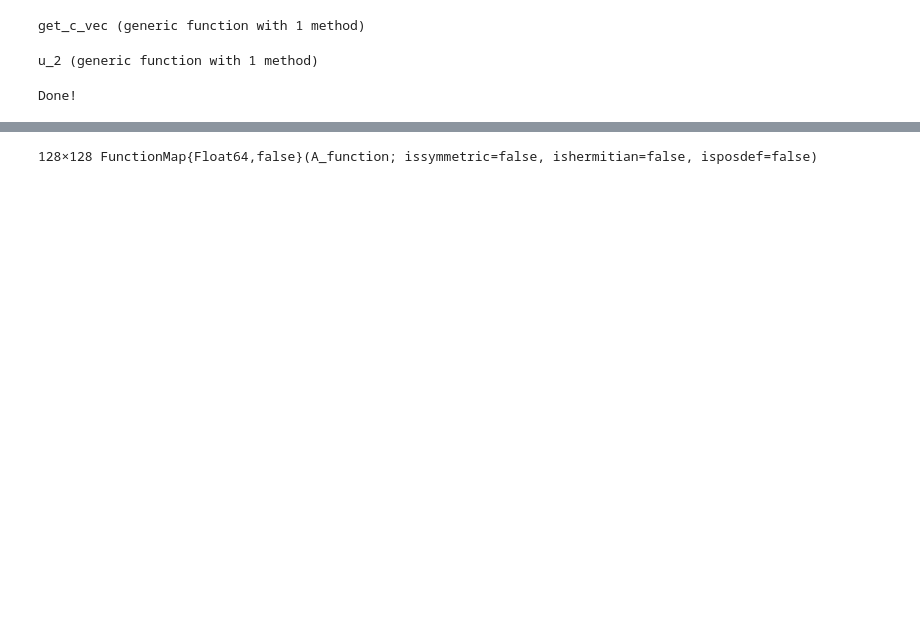
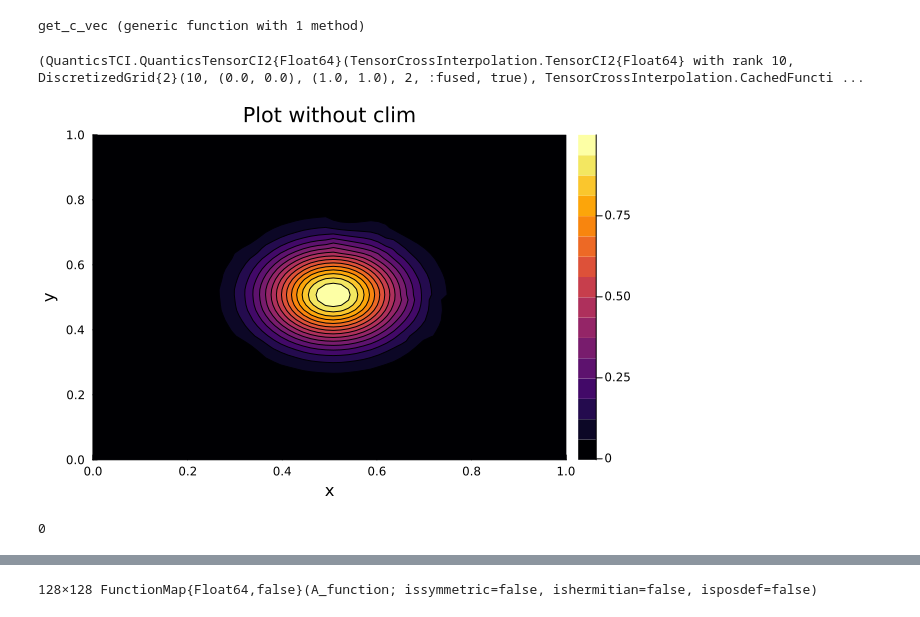
Before and after one commit to NiklasBliemel/krones_QIS, a Jupyter notebook: algorithm_test.ipynb, the cells around one changed output, grey strips where cells are left out. Cells and saved outputs as stored; diff of their text form; code cells hidden in the pictures; blank space fills up the shorter version.

```diff
--- a/algorithm_test.ipynb
+++ b/algorithm_test.ipynb
@@ -14,49 +14,50 @@ include("src/differential_mpo.jl")
 # %% [output]
 get_c_vec (generic function with 1 method)
 # %%
-# simulation parameter
-
-R = 3
-tol = 1e-8
-max_bond = 5
+# simulation parameter, starting conditions and boundaries
+R = 10
+max_bond = 10
+a = 0.1
+dx = 1 / (2^R-1)
 delta_t = 0.1 * 2.0^-(R-1)
-v = 1e-5
+nu = 1e-5
 penalty_coefficient = 2.5e5
 
+function u_1(x, y)
+    return exp(-((((x - 0.5)/a)^2/2) + (((y - 0.5)/a)^2)/2))
+end
 
-# starting conditions and boundaries
+function u_2(x, y)
+    return exp(-((((x - 0.5)/a)^2/2) + (((y - 0.5)/a)^2)/2))
+end
 
-a = 2
-xmin = -10
-xmax = 10
-ymin = -10
-ymax = 10
-dx = float(abs(xmin - xmax) / (2^R-1))
-dy = float(abs(ymin - ymax) / (2^R-1))
-
-function u_1(x,y)
-    return exp(-(((x/a)^2/2) + ((y/a)^2)/2))
-end
-function u_2(x,y)
-    return exp(-(((x/a)^2/2) + ((y/a)^2)/2))
-end
+# QuanticsTCI
+qgrid = DiscretizedGrid{2}(R, (0,0), (1,1); includeendpoint = true)
+u1q, ranks1, errors1 = quanticscrossinterpolate(Float64, u_1, qgrid; maxbonddim=max_bond)
+u2q, ranks2, errors2 = quanticscrossinterpolate(Float64, u_2, qgrid; maxbonddim=max_bond)
 # %% [output]
-u_2 (generic function with 1 method)
+(QuanticsTCI.QuanticsTensorCI2{Float64}(TensorCrossInterpolation.TensorCI2{Float64} with rank 10, DiscretizedGrid{2}(10, (0.0, 0.0), (1.0, 1.0), 2, :fused, true), TensorCrossInterpolation.CachedFuncti ...
 # %%
-# QuanticsTCI
-qgrid = DiscretizedGrid{2}(R, (xmin, ymin), (xmax, ymax); includeendpoint = true)
-u1q, ranks1, errors1 = quanticscrossinterpolate(Float64, u_1, qgrid; maxbonddim=max_bond)
-u2q, ranks2, errors2 = quanticscrossinterpolate(Float64, u_2, qgrid; maxbonddim=max_bond)
+# Convert to ITensorMPS
+s = siteinds("Qudit", R, dim=4)
+u = deepcopy([ITensorMPS.MPS(TensorTrain(u1q.tci), sites=s), ITensorMPS.MPS(TensorTrain(u2q.tci), sites=s)])
+v = deepcopy(u)
 
-# Convert to MPS Format
-s = siteinds("Qudit", R, dim=4)
-u = [ITensorMPS.MPS(TensorTrain(u1q.tci), sites=s), ITensorMPS.MPS(TensorTrain(u2q.tci), sites=s)]
-u_p = deepcopy.(u)
+# Base MPO's
+d1x = Diff_1_8_x(dx, s)
+d1y = Diff_1_8_y(dx, s)
+d2x = Diff_2_8_x(dx, s)
+d2y = Diff_2_8_y(dx, s)
+dx_dy = apply(d1x, d1y, maxdim=max_bond, cutoff=1e-30)
+del = MPO([delta(s[i], s[i]', s[i]'') for i in 1:length(s)])
 
-# Build Diff MPOs
-d1 = [Diff_1_8_x(dx, s), Diff_1_8_y(dy, s)]
-d2 = [Diff_2_8_x(dx, s), Diff_2_8_y(dy, s)]
-del = MPO([delta(s[i], s[i]', s[i]'') for i in 1:length(s)])
-print("Done!")
+plot_mps(u[1], R, 6)
 # %% [output]
-Done!
+[figure, added]
+# %%
+center = 3
+u = orthogonalize.(u, center)
+v = orthogonalize.(v, center)
+t = 0
+# %% [output]
+0
```
Also changed, not shown: parts of 12 cells of this notebook, 2 other files.
